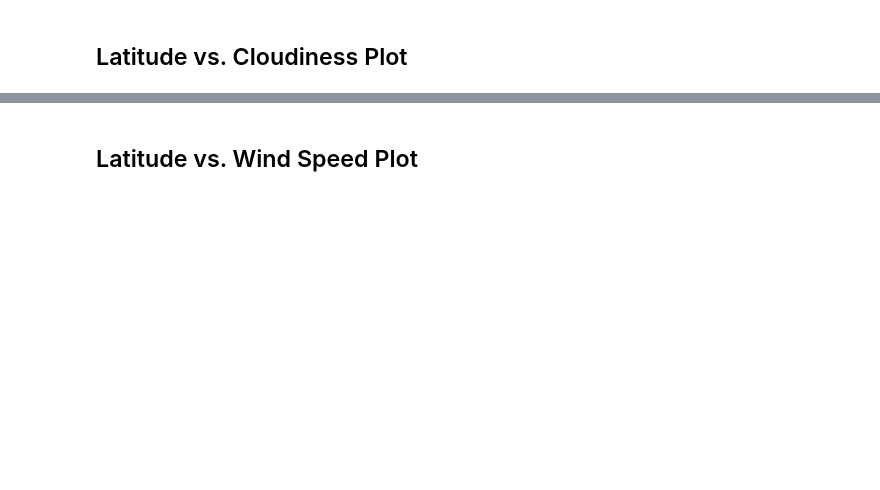
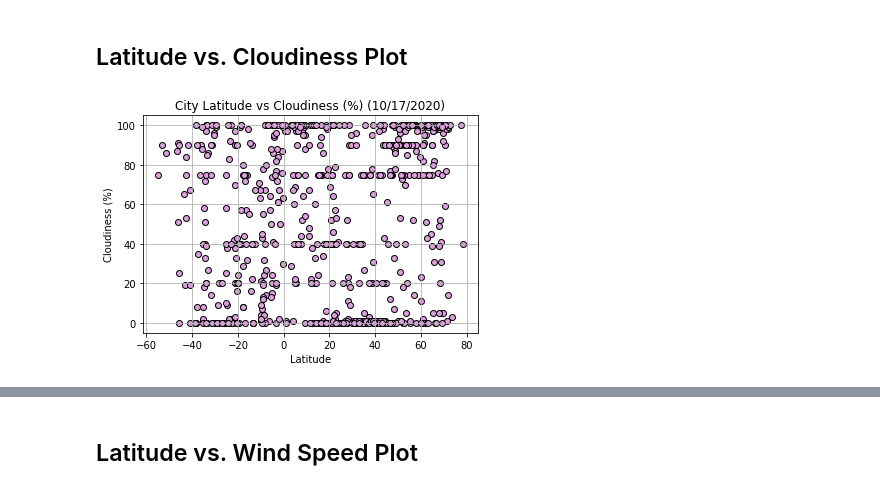
Before and after one commit to cassfolk/HW.Folkers, a Jupyter notebook: 06-python-api-challenge/WeatherPy/WeatherPy.ipynb, the cells around one changed output, grey strips where cells are left out. Cells and saved outputs as stored; diff of their text form; code cells hidden in the pictures; blank space fills up the shorter version.

```diff
--- a/06-python-api-challenge/WeatherPy/WeatherPy.ipynb
+++ b/06-python-api-challenge/WeatherPy/WeatherPy.ipynb
@@ -266,2 +311,17 @@ Skip this step if there are no cities that have humidity > 100%.
 # %% [markdown]
 ## Latitude vs. Cloudiness Plot
+# %%
+x_lat = city_df_clean['Lat']
+y_cloudiness = city_df_clean['Cloudiness']
+
+plt.scatter(x_lat, y_cloudiness, color="plum", edgecolor='black')
+
+plt.xlabel("Latitude")
+plt.ylabel("Cloudiness (%)")
+plt.title("City Latitude vs Cloudiness (%) (10/17/2020)")
+plt.grid(True)
+plt.savefig("../output_data/Fig 3.png")
+
+plt.show()
+# %% [output]
+[figure, added]
```
Also changed, not shown: parts of 26 cells of this notebook, 10 other files.
